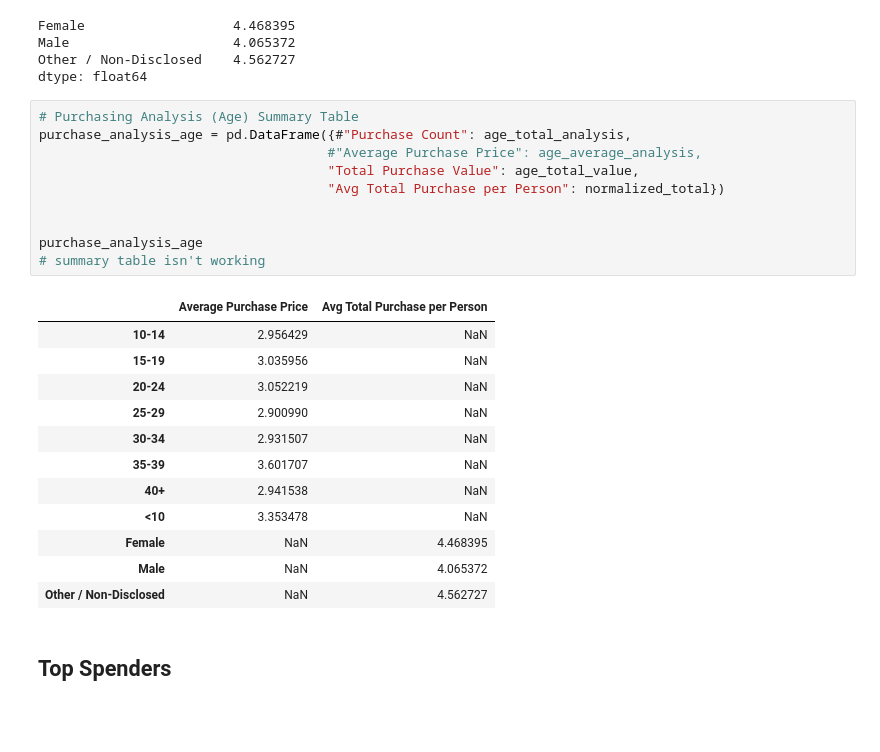
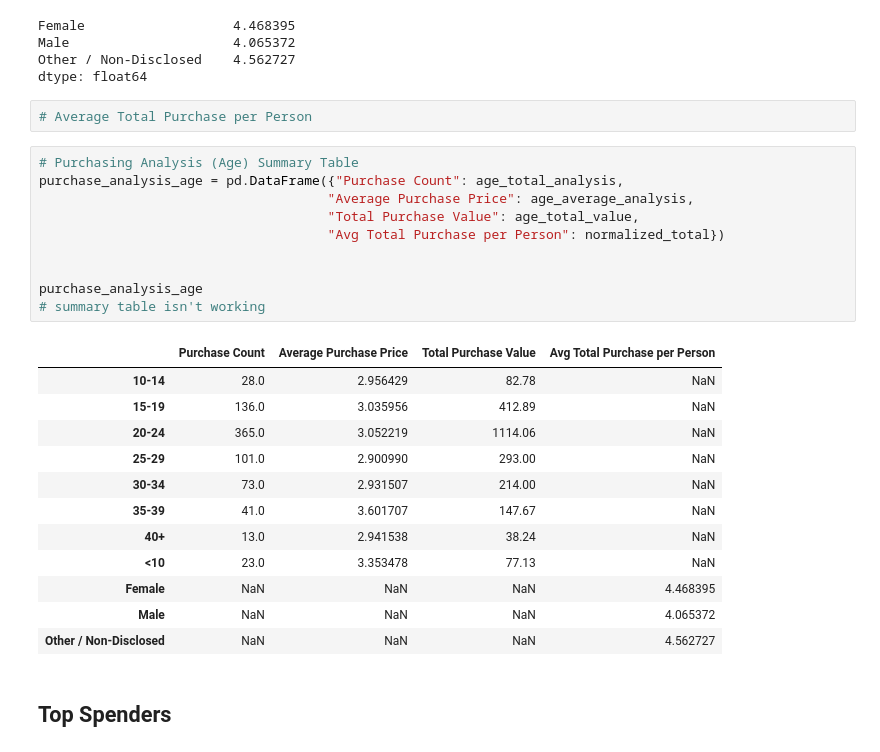
Before and after one commit to emersonmolett/Pandas-challenge, a Jupyter notebook: 04-Pandas/Instructions/HeroesOfPymoli/HeroesOfPymoli_starter.ipynb, the cells around one changed output. Drawn from its saved outputs; the diff is of its cells as text; blank space fills up the shorter version.

```diff
--- a/04-Pandas/Instructions/HeroesOfPymoli/HeroesOfPymoli_starter.ipynb
+++ b/04-Pandas/Instructions/HeroesOfPymoli/HeroesOfPymoli_starter.ipynb
@@ -499,29 +497,31 @@ Female                   4.468395
 Male                     4.065372
 Other / Non-Disclosed    4.562727
 dtype: float64
+# %%
+# Average Total Purchase per Person
 # %%
 # Purchasing Analysis (Age) Summary Table
-purchase_analysis_age = pd.DataFrame({#"Purchase Count": age_total_analysis,
-                                     #"Average Purchase Price": age_average_analysis,
+purchase_analysis_age = pd.DataFrame({"Purchase Count": age_total_analysis,
+                                     "Average Purchase Price": age_average_analysis,
                                      "Total Purchase Value": age_total_value,
                                      "Avg Total Purchase per Person": normalized_total})
 
 
 purchase_analysis_age
 # summary table isn't working
 # %% [output]
-|  | Average Purchase Price | Avg Total Purchase per Person |
-| 10-14 | 2.956429 | NaN |
-| 15-19 | 3.035956 | NaN |
-| 20-24 | 3.052219 | NaN |
-| 25-29 | 2.900990 | NaN |
-| 30-34 | 2.931507 | NaN |
-| 35-39 | 3.601707 | NaN |
-| 40+ | 2.941538 | NaN |
-| <10 | 3.353478 | NaN |
-| Female | NaN | 4.468395 |
-| Male | NaN | 4.065372 |
-| Other / Non-Disclosed | NaN | 4.562727 |
+|  | Purchase Count | Average Purchase Price | Total Purchase Value | Avg Total Purchase per Person |
+| 10-14 | 28.0 | 2.956429 | 82.78 | NaN |
+| 15-19 | 136.0 | 3.035956 | 412.89 | NaN |
+| 20-24 | 365.0 | 3.052219 | 1114.06 | NaN |
+| 25-29 | 101.0 | 2.900990 | 293.00 | NaN |
+| 30-34 | 73.0 | 2.931507 | 214.00 | NaN |
+| 35-39 | 41.0 | 3.601707 | 147.67 | NaN |
+| 40+ | 13.0 | 2.941538 | 38.24 | NaN |
+| <10 | 23.0 | 3.353478 | 77.13 | NaN |
+| Female | NaN | NaN | NaN | 4.468395 |
+| Male | NaN | NaN | NaN | 4.065372 |
+| Other / Non-Disclosed | NaN | NaN | NaN | 4.562727 |
 # %% [markdown]
 ## Top Spenders
 # %% [markdown]
```
Also changed, not shown: parts of 6 cells of this notebook.
